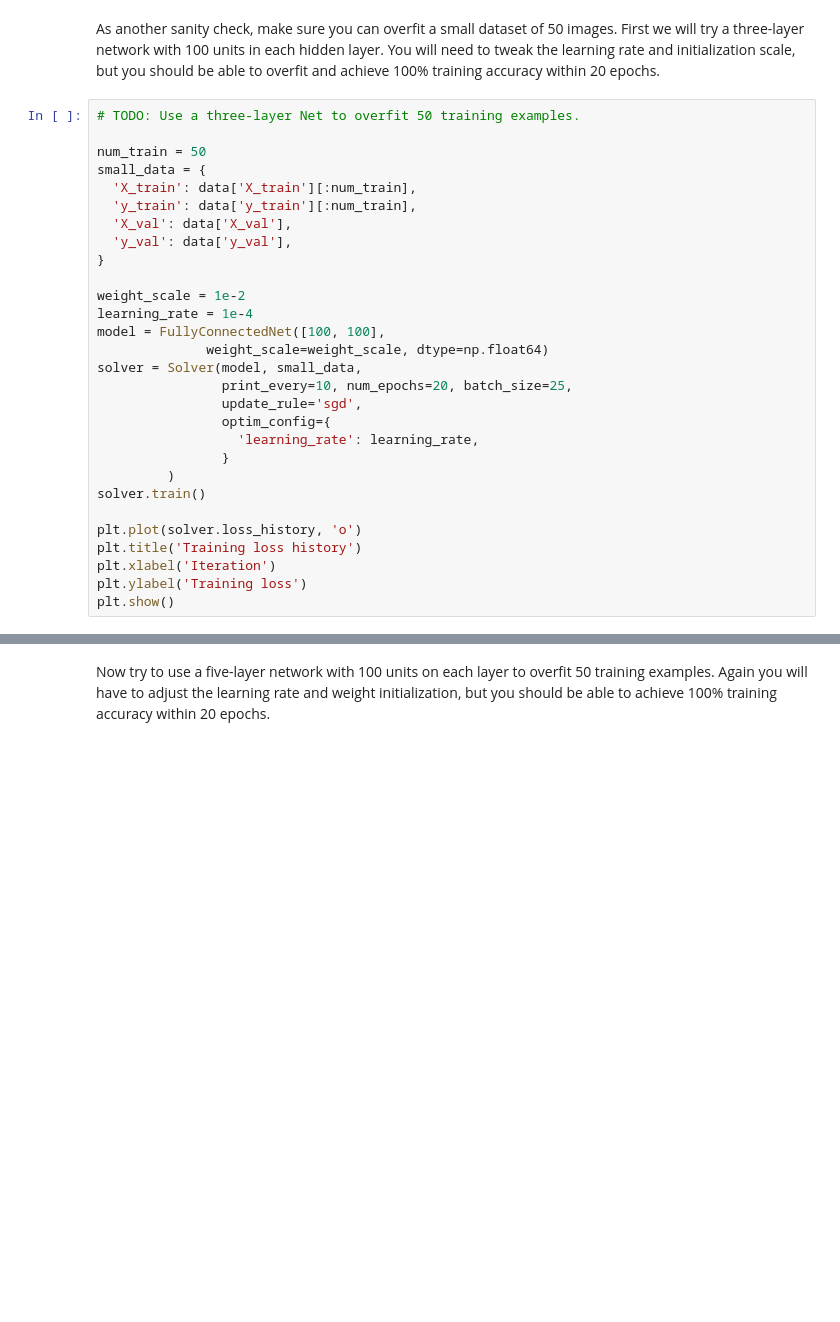
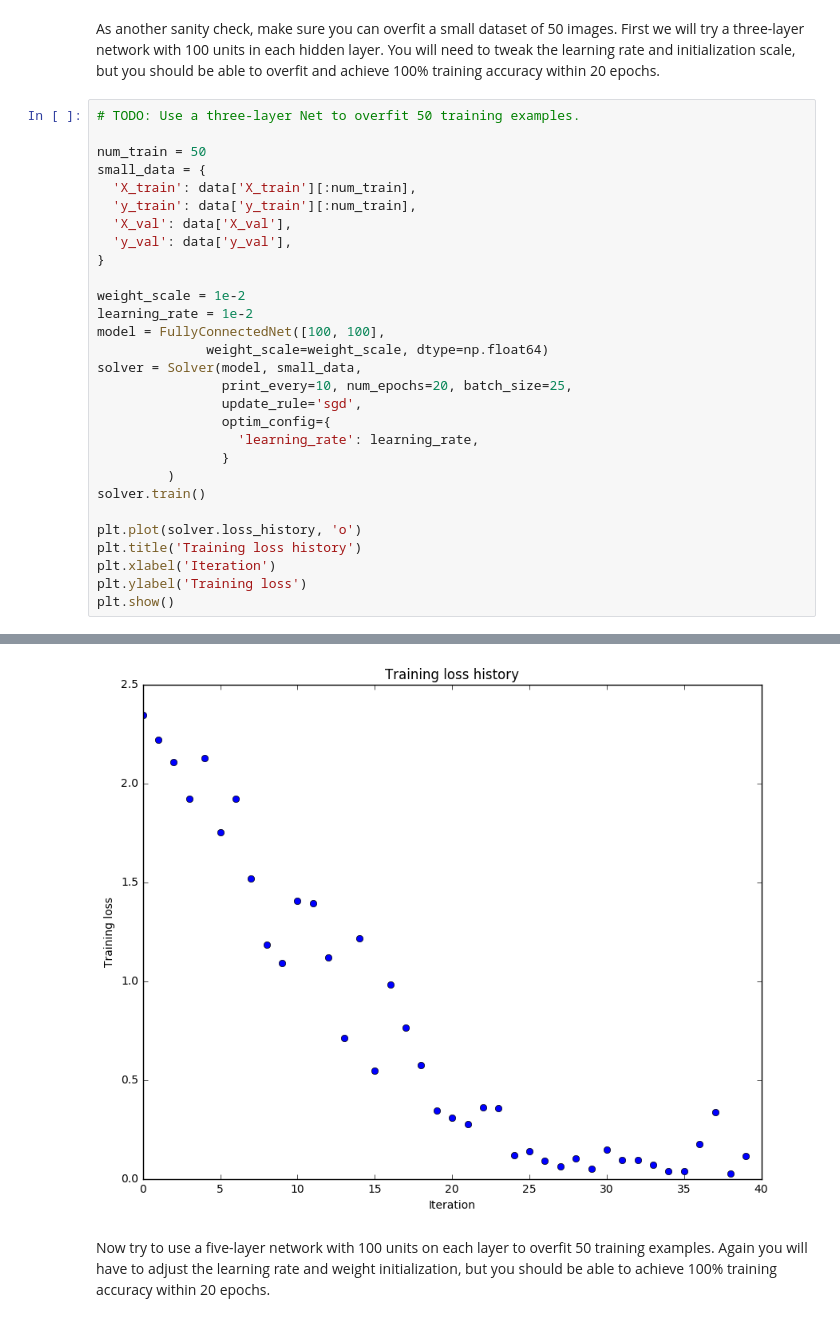
Before and after one commit to PhoenixShield/CS231n, a Jupyter notebook: assignment2/FullyConnectedNets.ipynb, the cells around one changed output, grey strips where cells are left out. Saved outputs shown, nothing was run; the diff lists cells and outputs as text; blank space fills up the shorter version.

```diff
--- a/assignment2/FullyConnectedNets.ipynb
+++ b/assignment2/FullyConnectedNets.ipynb
@@ -370,7 +436,7 @@ small_data = {
 }
 
 weight_scale = 1e-2
-learning_rate = 1e-4
+learning_rate = 1e-2
 model = FullyConnectedNet([100, 100],
               weight_scale=weight_scale, dtype=np.float64)
 solver = Solver(model, small_data,
@@ -387,3 +453,4 @@ plt.title('Training loss history')
 plt.xlabel('Iteration')
 plt.ylabel('Training loss')
 plt.show()
+# %% [output]
@@ -390,3 +474,4 @@ plt.show()
+[figure, added]
 # %% [markdown]
 Now try to use a five-layer network with 100 units on each layer to overfit 50 training examples. Again you will have to adjust the learning rate and weight initialization, but you should be able to achieve 100% training accuracy within 20 epochs.
 # %%
```
Also changed, not shown: parts of 11 cells of this notebook, 1 other file.
